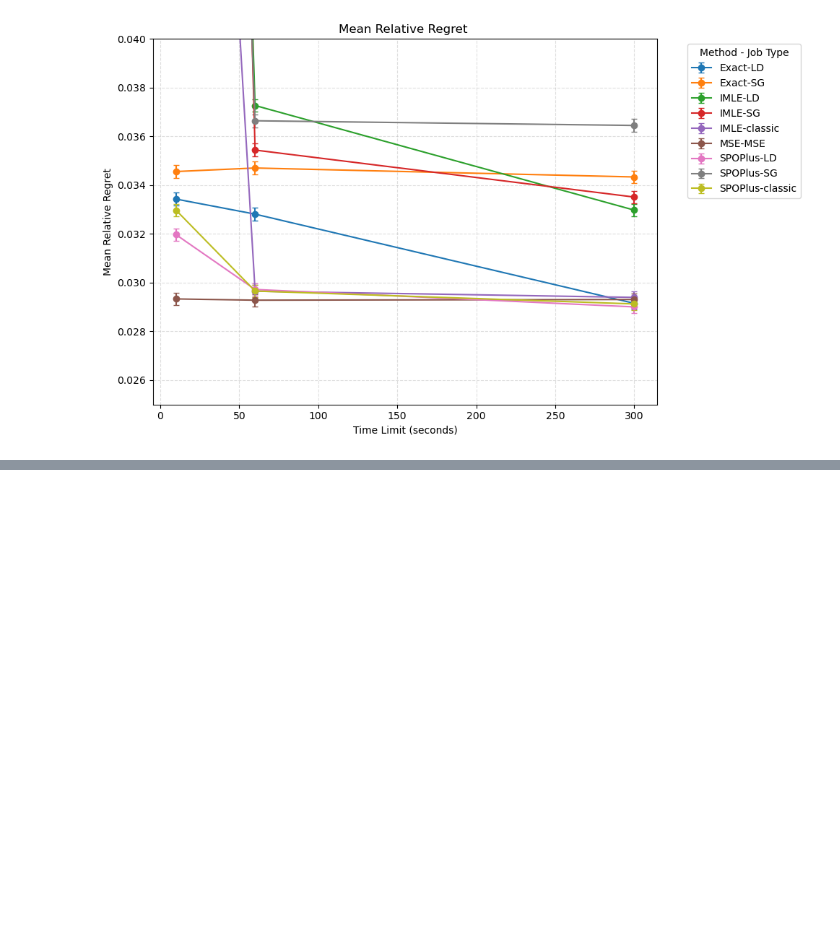
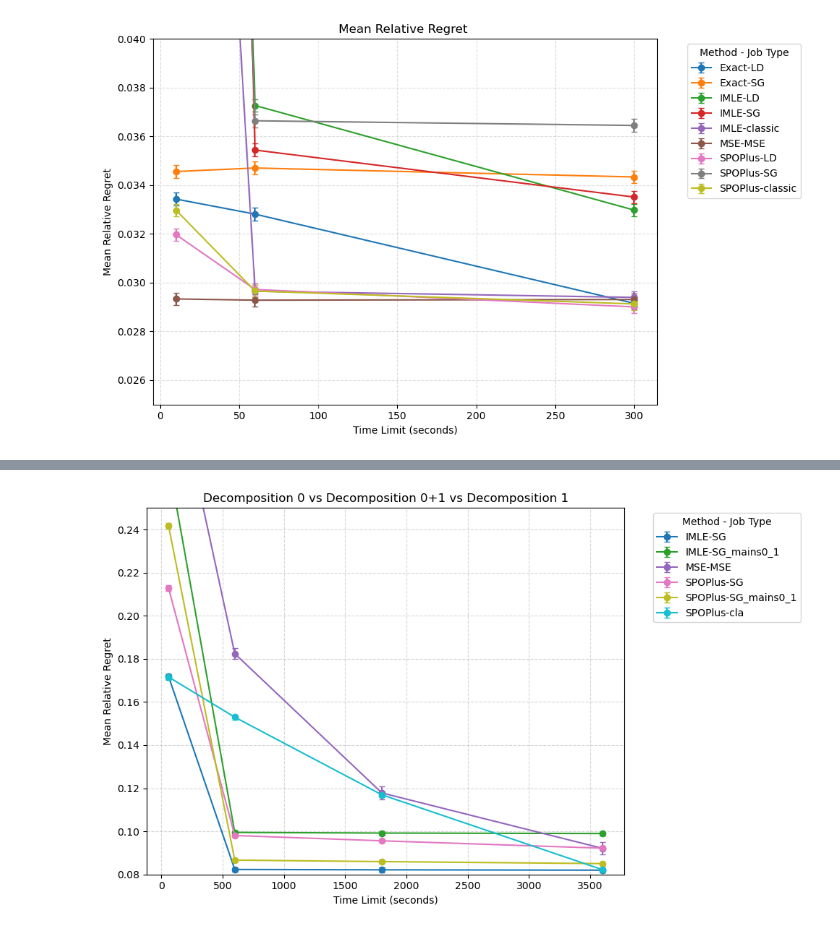
Before and after one commit to stephecw/DFL_LD, a Jupyter notebook: plot.ipynb, the cells around one changed output, grey strips where cells are left out. Cells and saved outputs as stored; diff of their text form; code cells hidden in the pictures; blank space fills up the shorter version.

```diff
--- a/plot.ipynb
+++ b/plot.ipynb
@@ -133,0 +278,74 @@ plt.show()
+# %%
+
+csv = "knapsack/results_deg8.csv"
+csv_loss = "knapsack/results_deg8_muloss_0.csv"
+csv_mains1 = "knapsack/results_deg8_mains1.csv"
+csv_mains0_1 = "knapsack/results_deg8_mains0_1.csv"
+
+cla_IMLE_60_df    = filter_dataframe(csv, 60, "IMLE", "cla", 1, 10)
+cla_IMLE_600_df   = filter_dataframe(csv, 600, "IMLE", "cla", 1, 10)
+cla_IMLE_1800_df  = filter_dataframe(csv, 1800, "IMLE", "cla", 1, 10)
+cla_IMLE_3600_df  = filter_dataframe(csv, 3600, "IMLE", "cla", 1, 10)
+
+cla_SPOPlus_60_df    = filter_dataframe(csv, 60, "SPOPlus", "cla", 1, 10)
+cla_SPOPlus_600_df   = filter_dataframe(csv, 600, "SPOPlus", "cla", 1, 10)
+cla_SPOPlus_1800_df  = filter_dataframe(csv, 1800, "SPOPlus", "cla", 1, 10)
+cla_SPOPlus_3600_df  = filter_dataframe(csv, 3600, "SPOPlus", "cla", 1, 10)
+
+MSE_MSE_60_df    = filter_dataframe(csv, 60, "MSE", "MSE", 1, 10)
+MSE_MSE_600_df   = filter_dataframe(csv, 600, "MSE", "MSE", 1, 10)
+MSE_MSE_1800_df  = filter_dataframe(csv, 1800, "MSE", "MSE", 1, 10)
+MSE_MSE_3600_df  = filter_dataframe(csv, 3600, "MSE", "MSE", 1, 10)
+
+SG_IMLE_60_df    = filter_dataframe(csv, 60, "IMLE", "SG", 20, 20)
+SG_SPOPlus_60_df    = filter_dataframe(csv, 60, "SPOPlus", "SG", 20, 10)
+SG_IMLE_600_df   = filter_dataframe(csv, 600, "IMLE", "SG", 5, 10)
+SG_SPOPlus_600_df   = filter_dataframe(csv, 600, "SPOPlus", "SG", 10, 10)
+SG_IMLE_1800_df  = filter_dataframe(csv, 1800, "IMLE", "SG", 5, 10)
+SG_SPOPlus_1800_df  = filter_dataframe(csv, 1800, "SPOPlus", "SG", 10, 10)
+SG_IMLE_3600_df  = filter_dataframe(csv, 3600, "IMLE", "SG", 5, 10)
+SG_SPOPlus_3600_df  = filter_dataframe(csv, 3600, "SPOPlus", "SG", 10, 10)
+
+SG_IMLE_60_loss_df    = filter_dataframe(csv_loss, 60, "IMLE", "SG", 20, 20, suffix="_loss")
+SG_IMLE_600_loss_df   = filter_dataframe(csv_loss, 600, "IMLE", "SG", 20, 20, suffix="_loss")
+SG_IMLE_1800_loss_df  = filter_dataframe(csv_loss, 1800, "IMLE", "SG", 20, 20, suffix="_loss")
+SG_IMLE_3600_loss_df  = filter_dataframe(csv_loss, 3600, "IMLE", "SG", 20, 20, suffix="_loss")
+
+SG_IMLE_60_mains0_1 = filter_dataframe(csv_mains0_1, 60, "IMLE", "SG", 20, 10, suffix="_mains0_1")
+SG_IMLE_600_mains0_1 = filter_dataframe(csv_mains0_1, 600, "IMLE", "SG", 5, 10, suffix="_mains0_1")
+SG_IMLE_1800_mains0_1 = filter_dataframe(csv_mains0_1, 1800, "IMLE", "SG", 5, 10, suffix="_mains0_1")
+SG_IMLE_3600_mains0_1 = filter_dataframe(csv_mains0_1, 3600, "IMLE", "SG", 5, 10, suffix="_mains0_1")
+SG_SPOPlus_60_mains0_1 = filter_dataframe(csv_mains0_1, 60, "SPOPlus", "SG", 10, 10, suffix="_mains0_1")
+SG_SPOPlus_600_mains0_1 = filter_dataframe(csv_mains0_1, 600, "SPOPlus", "SG", 5, 10, suffix="_mains0_1")
+SG_SPOPlus_1800_mains0_1 = filter_dataframe(csv_mains0_1, 1800, "SPOPlus", "SG", 5, 10, suffix="_mains0_1")
+SG_SPOPlus_3600_mains0_1 = filter_dataframe(csv_mains0_1, 3600, "SPOPlus", "SG", 5, 10, suffix="_mains0_1")
+
+SG_IMLE_60_mains1_df = filter_dataframe(csv_mains1, 60, "IMLE", "SG", 20, 10, suffix="_mains1")
+SG_IMLE_600_mains1_df = filter_dataframe(csv_mains1, 600, "IMLE", "SG", 20, 20, suffix="_mains1")
+SG_IMLE_1800_mains1_df = filter_dataframe(csv_mains1, 1800, "IMLE", "SG", 20, 20, suffix="_mains1")
+SG_IMLE_3600_mains1_df = filter_dataframe(csv_mains1, 3600, "IMLE", "SG", 20, 20, suffix="_mains1")
+SG_SPOPlus_60_mains1_df = filter_dataframe(csv_mains1, 60, "SPOPlus", "SG", 10, 10, suffix="_mains1")
+SG_SPOPlus_600_mains1_df = filter_dataframe(csv_mains1, 600, "SPOPlus", "SG", 10, 20, suffix="_mains1")
+SG_SPOPlus_1800_mains1_df = filter_dataframe(csv_mains1, 1800, "SPOPlus", "SG", 10, 20, suffix="_mains1")
+SG_SPOPlus_3600_mains1_df = filter_dataframe(csv_mains1, 3600, "SPOPlus", "SG", 10, 20, suffix="_mains1")
+
+
+# fusionner
+merged_knapsack_df = merge_dataframes([
+    # cla_IMLE_60_df, cla_IMLE_600_df, cla_IMLE_1800_df, cla_IMLE_3600_df,
+    cla_SPOPlus_60_df, cla_SPOPlus_600_df, cla_SPOPlus_1800_df, cla_SPOPlus_3600_df,
+    MSE_MSE_60_df, MSE_MSE_600_df, MSE_MSE_1800_df, MSE_MSE_3600_df,
+    SG_IMLE_60_df, SG_IMLE_600_df, SG_IMLE_1800_df, SG_IMLE_3600_df,
+    SG_SPOPlus_60_df, SG_SPOPlus_600_df, SG_SPOPlus_1800_df, SG_SPOPlus_3600_df,
+    # SG_IMLE_60_loss_df, SG_IMLE_600_loss_df, SG_IMLE_1800_loss_df, SG_IMLE_3600_loss_df,
+    SG_IMLE_60_mains0_1, SG_IMLE_600_mains0_1, SG_IMLE_1800_mains0_1, SG_IMLE_3600_mains0_1,
+    SG_SPOPlus_60_mains0_1, SG_SPOPlus_600_mains0_1, SG_SPOPlus_1800_mains0_1, SG_SPOPlus_3600_mains0_1,
+    # SG_IMLE_60_mains1_df, SG_IMLE_600_mains1_df, SG_IMLE_1800_mains1_df, SG_IMLE_3600_mains1_df,
+    # SG_SPOPlus_60_mains1_df, SG_SPOPlus_600_mains1_df, SG_SPOPlus_1800_mains1_df, SG_SPOPlus_3600_mains1_df,
+
+])
+
+# Tracer le graphique pour knapsack
+plot_mean_regret_with_ci(merged_knapsack_df, title="Decomposition 0 vs Decomposition 0+1 vs Decomposition 1")
+# %% [output]
+[figure, added]
```
Also changed, not shown: parts of 3 cells of this notebook, 57 other files.
